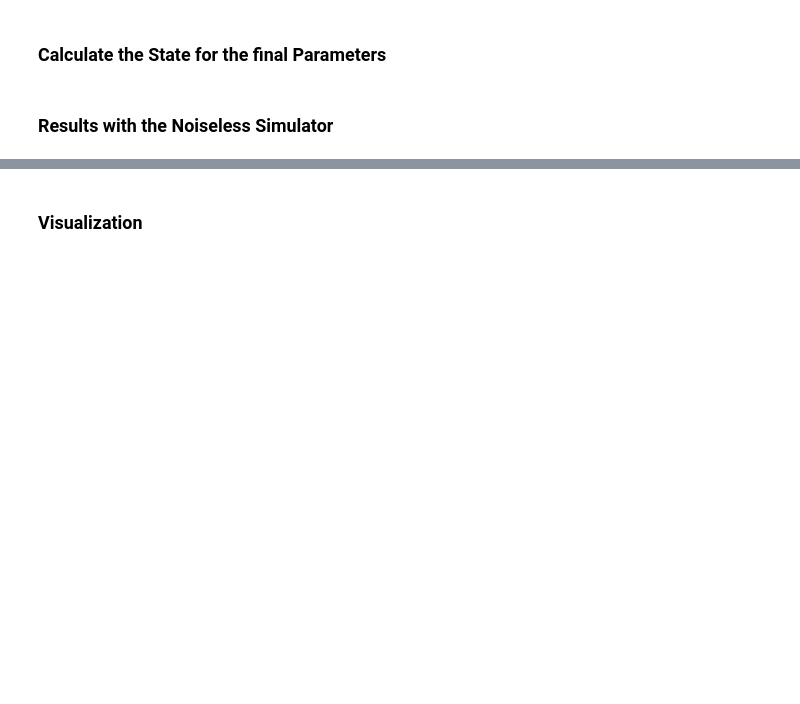
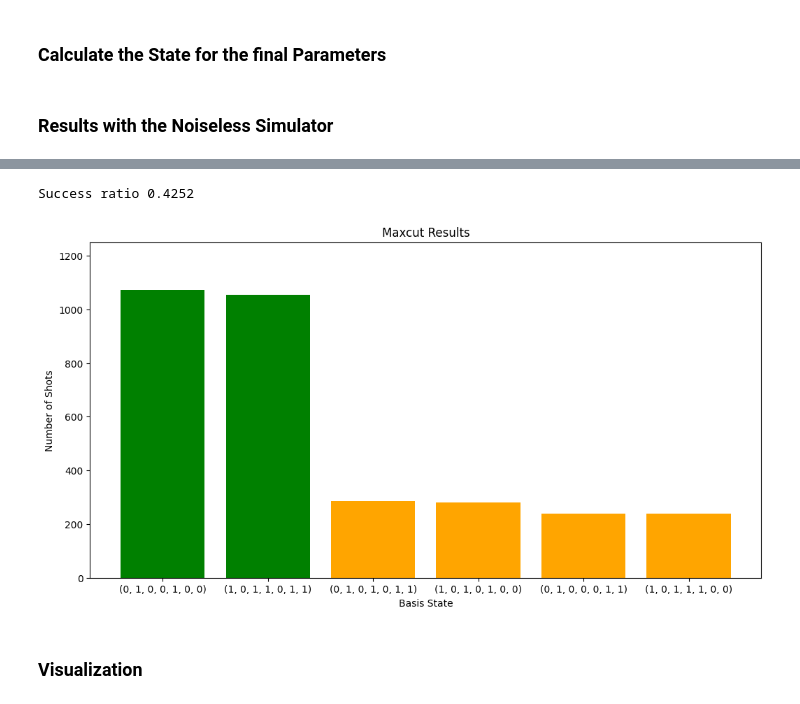
Before and after one commit to iQuHACK/2023_Quantinuum, a Jupyter notebook: team_solutions/Espada/Challenge_One.ipynb, the cells around one changed output, grey strips where cells are left out. Drawn from its saved outputs; the diff is of its cells as text; code cells hidden in the pictures; blank space fills up the shorter version.

```diff
--- a/team_solutions/Espada/Challenge_One.ipynb
+++ b/team_solutions/Espada/Challenge_One.ipynb
@@ -151,7 +151,7 @@ def qaoa_instance(
     guess_mixer_angles: np.array,
     guess_cost_angles: np.array,
     seed: int,
-    shots: int = 5000,
+    shots: int = 500,
 ) -> float:
     # step 1: get state guess
     my_prep_circuit = qaoa_max_cut_circuit(
@@ -174,9 +174,9 @@ from scipy.optimize import minimize, basinhopping
 def qaoa_optimise_energy(
     compiler_pass: Callable[[Circuit], bool],
     backend: Backend,
-    iterations: int = 100,
+    iterations: int = 5000,
     n: int = 3,
-    shots: int = 5000,
+    shots: int = 100,
     seed: int = 12345,
 ):
 
@@ -195,8 +195,9 @@ def qaoa_optimise_energy(
 
     #guess some angles (iterations)-times and try if they are better than the best angles found before
     for i in range(iterations):
+        print("iteration: ", i)
         initial_angles = rng.uniform(0, 1, 2 * n)
-        res = basinhopping(max_cut_cost_hamiltonian, initial_angles, niter=100)
+        res = basinhopping(max_cut_cost_hamiltonian, initial_angles, niter=5)
 
         if -res.fun > highest_energy:
             print("new highest energy found: ", -res.fun)
@@ -292,4 +293,4 @@ backend = AerBackend()
 comp = backend.get_compiled_circuit
 # %%
 %%time
-res = qaoa_calculate(backend, backend.default_compilation_pass(2).apply, shots = 5000, iterations = 100, seed=12345)
+res = qaoa_calculate(backend, backend.default_compilation_pass(0).apply, shots = 5000, iterations = 100, seed=12345)
@@ -296,3 +309,10 @@ res = qaoa_calculate(backend, backend.default_compilation_pass(2).apply, shots =
+# %%
+from maxcut_plotting import plot_maxcut_results
+
+plot_maxcut_results(res, 6)
+# %% [output]
+Success ratio 0.4252
+[figure, added]
 # %% [markdown]
 ### Visualization
 # %%
```
Also changed, not shown: parts of 4 cells of this notebook.
